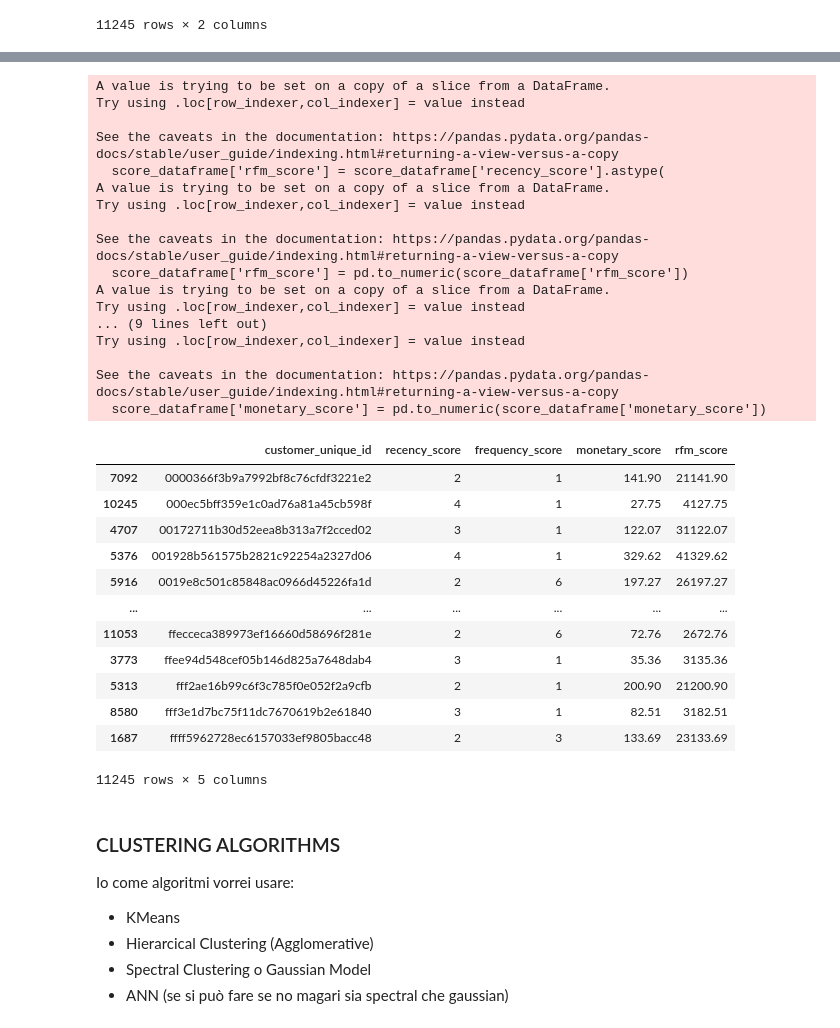
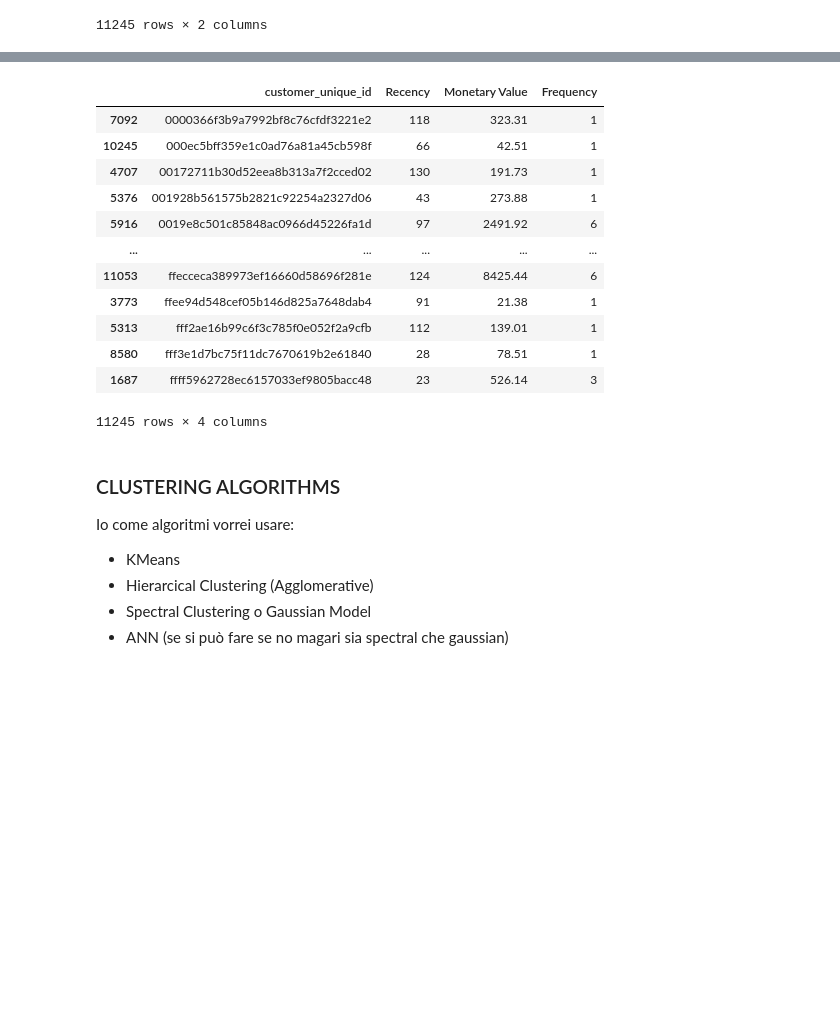
Before and after one commit to francescocapo/270341, a Jupyter notebook: main.ipynb, the cells around one changed output, grey strips where cells are left out. Cells and saved outputs as stored; diff of their text form; code cells hidden in the pictures; blank space fills up the shorter version.

```diff
--- a/main.ipynb
+++ b/main.ipynb
@@ -612,42 +512,23 @@ See the caveats in the documentation: https://pandas.pydata.org/pandas-docs/stab
-# %%
-score_dataframe['rfm_score'] = score_dataframe['recency_score'].astype(
-    str) + score_dataframe['frequency_score'].astype(str) + score_dataframe['monetary_score'].astype(str)
-score_dataframe['rfm_score'] = pd.to_numeric(score_dataframe['rfm_score'])
-score_dataframe['recency_score'] = pd.to_numeric(score_dataframe['recency_score'])
-score_dataframe['frequency_score'] = pd.to_numeric(score_dataframe['frequency_score'])
-score_dataframe['monetary_score'] = pd.to_numeric(score_dataframe['monetary_score'])
-score_dataframe
-# %% [output]
-A value is trying to be set on a copy of a slice from a DataFrame.
-Try using .loc[row_indexer,col_indexer] = value instead
-
-See the caveats in the documentation: https://pandas.pydata.org/pandas-docs/stable/user_guide/indexing.html#returning-a-view-versus-a-copy
-  score_dataframe['rfm_score'] = score_dataframe['recency_score'].astype(
-A value is trying to be set on a copy of a slice from a DataFrame.
-Try using .loc[row_indexer,col_indexer] = value instead
-
-See the caveats in the documentation: https://pandas.pydata.org/pandas-docs/stable/user_guide/indexing.html#returning-a-view-versus-a-copy
-  score_dataframe['rfm_score'] = pd.to_numeric(score_dataframe['rfm_score'])
-A value is trying to be set on a copy of a slice from a DataFrame.
-Try using .loc[row_indexer,col_indexer] = value instead
-... (9 lines left out)
-Try using .loc[row_indexer,col_indexer] = value instead
-
-See the caveats in the documentation: https://pandas.pydata.org/pandas-docs/stable/user_guide/indexing.html#returning-a-view-versus-a-copy
-  score_dataframe['monetary_score'] = pd.to_numeric(score_dataframe['monetary_score'])
-|  | customer_unique_id | recency_score | frequency_score | monetary_score | rfm_score |
-| 7092 | 0000366f3b9a7992bf8c76cfdf3221e2 | 2 | 1 | 141.90 | 21141.90 |
-| 10245 | 000ec5bff359e1c0ad76a81a45cb598f | 4 | 1 | 27.75 | 4127.75 |
-| 4707 | 00172711b30d52eea8b313a7f2cced02 | 3 | 1 | 122.07 | 31122.07 |
-| 5376 | 001928b561575b2821c92254a2327d06 | 4 | 1 | 329.62 | 41329.62 |
-| 5916 | 0019e8c501c85848ac0966d45226fa1d | 2 | 6 | 197.27 | 26197.27 |
-| ... | ... | ... | ... | ... | ... |
-| 11053 | ffecceca389973ef16660d58696f281e | 2 | 6 | 72.76 | 2672.76 |
-| 3773 | ffee94d548cef05b146d825a7648dab4 | 3 | 1 | 35.36 | 3135.36 |
-| 5313 | fff2ae16b99c6f3c785f0e052f2a9cfb | 2 | 1 | 200.90 | 21200.90 |
-| 8580 | fff3e1d7bc75f11dc7670619b2e61840 | 3 | 1 | 82.51 | 3182.51 |
-| 1687 | ffff5962728ec6157033ef9805bacc48 | 2 | 3 | 133.69 | 23133.69 |
-11245 rows × 5 columns
+# %%
+score_dataframe = customer_group_new[['customer_unique_id']]
+score_dataframe['Recency'] = df_recency[['Recency']]
+score_dataframe['Monetary Value']= monetary_value[['Monetary Value']]
+score_dataframe['Frequency']=frequency_dataframe['count']
+score_dataframe
+# %% [output]
+|  | customer_unique_id | Recency | Monetary Value | Frequency |
+| 7092 | 0000366f3b9a7992bf8c76cfdf3221e2 | 118 | 323.31 | 1 |
+| 10245 | 000ec5bff359e1c0ad76a81a45cb598f | 66 | 42.51 | 1 |
+| 4707 | 00172711b30d52eea8b313a7f2cced02 | 130 | 191.73 | 1 |
+| 5376 | 001928b561575b2821c92254a2327d06 | 43 | 273.88 | 1 |
+| 5916 | 0019e8c501c85848ac0966d45226fa1d | 97 | 2491.92 | 6 |
+| ... | ... | ... | ... | ... |
+| 11053 | ffecceca389973ef16660d58696f281e | 124 | 8425.44 | 6 |
+| 3773 | ffee94d548cef05b146d825a7648dab4 | 91 | 21.38 | 1 |
+| 5313 | fff2ae16b99c6f3c785f0e052f2a9cfb | 112 | 139.01 | 1 |
+| 8580 | fff3e1d7bc75f11dc7670619b2e61840 | 28 | 78.51 | 1 |
+| 1687 | ffff5962728ec6157033ef9805bacc48 | 23 | 526.14 | 3 |
+11245 rows × 4 columns
 # %% [markdown]
 ### CLUSTERING ALGORITHMS
 
```
Also changed, not shown: parts of 5 cells of this notebook.
